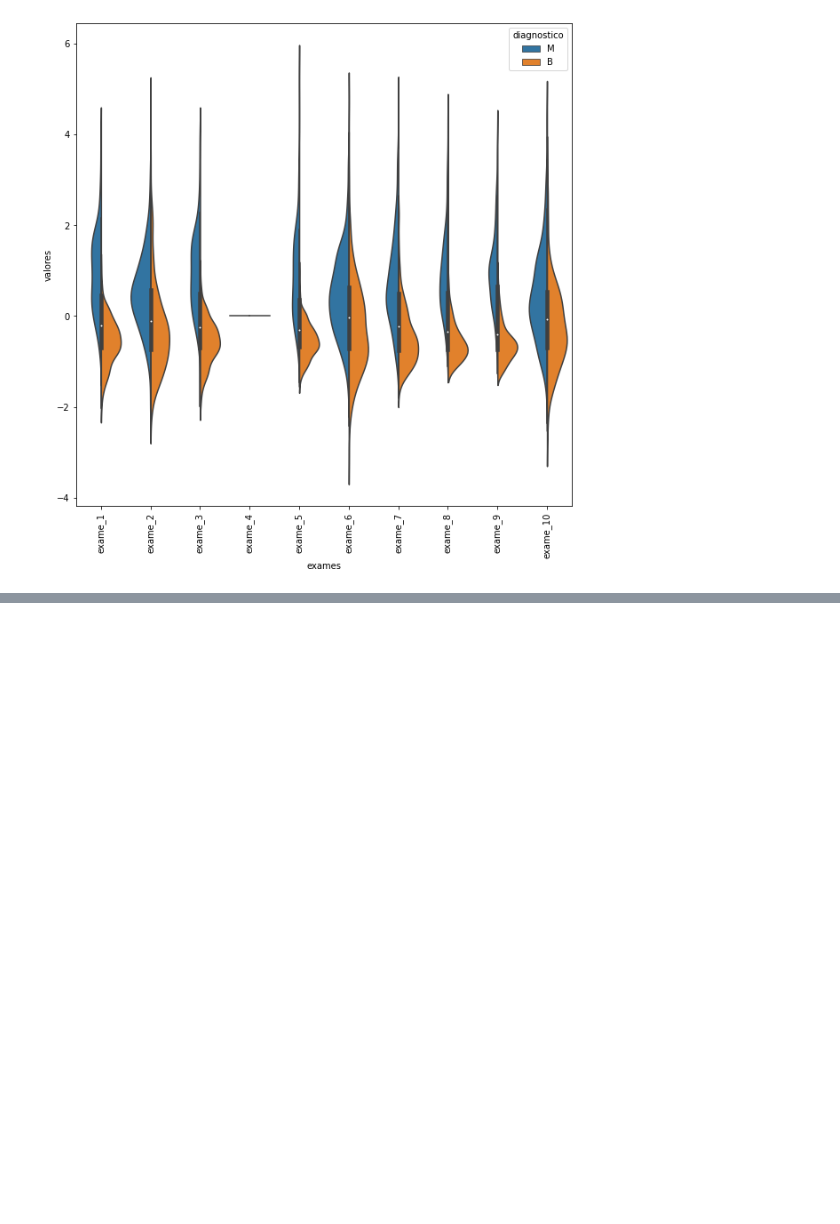
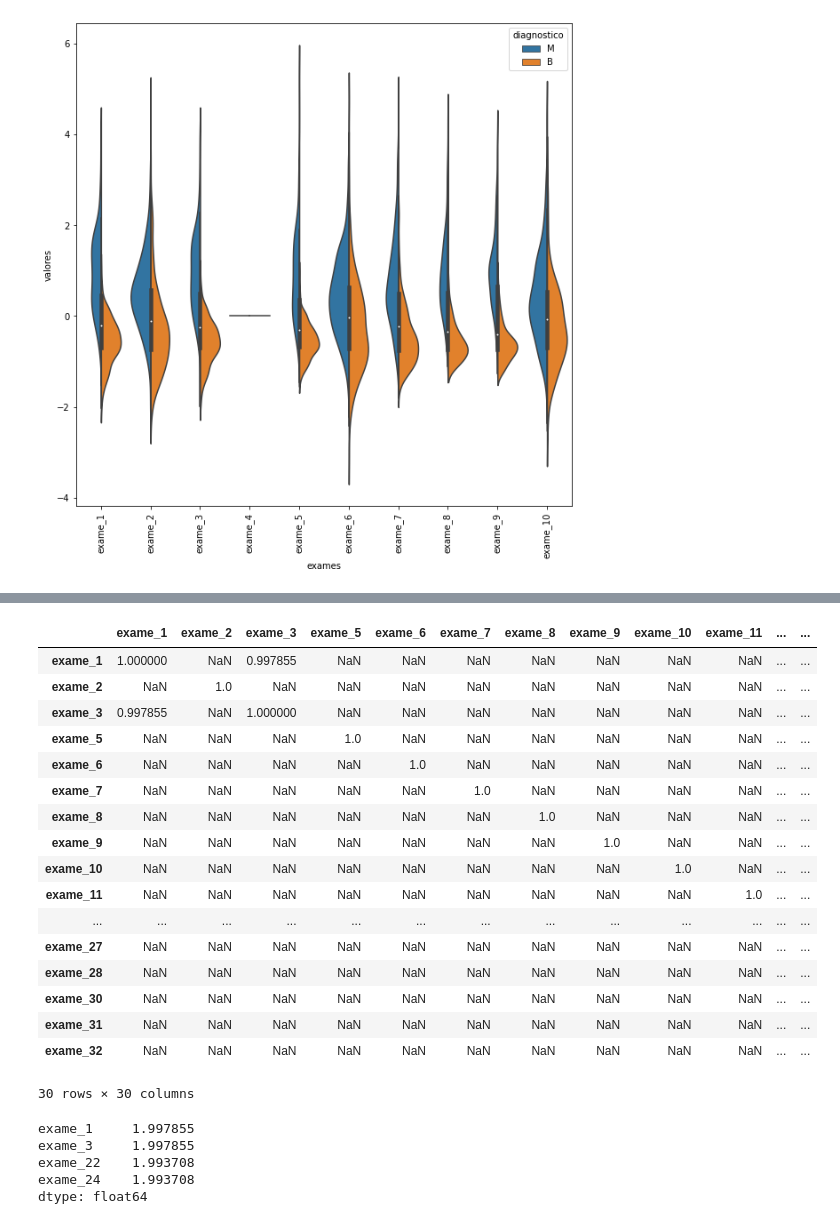
Before and after one commit to rgrAndrade/saude_care, a Jupyter notebook: saude_care.ipynb, the cells around one changed output, grey strips where cells are left out. Cells and saved outputs as stored; diff of their text form; code cells hidden in the pictures; blank space fills up the shorter version.

```diff
--- a/saude_care.ipynb
+++ b/saude_care.ipynb
@@ -67,0 +116,32 @@ plt.xticks(rotation = 90)
+# %%
+matriz_correlacao_v1 =  matriz_correlacao[matriz_correlacao>0.99]
+matriz_correlacao_v1
+# %% [output]
+|  | exame_1 | exame_2 | exame_3 | exame_5 | exame_6 | exame_7 | exame_8 | exame_9 | exame_10 | exame_11 | ... | ... |
+| exame_1 | 1.000000 | NaN | 0.997855 | NaN | NaN | NaN | NaN | NaN | NaN | NaN | ... | ... |
+| exame_2 | NaN | 1.0 | NaN | NaN | NaN | NaN | NaN | NaN | NaN | NaN | ... | ... |
+| exame_3 | 0.997855 | NaN | 1.000000 | NaN | NaN | NaN | NaN | NaN | NaN | NaN | ... | ... |
+| exame_5 | NaN | NaN | NaN | 1.0 | NaN | NaN | NaN | NaN | NaN | NaN | ... | ... |
+| exame_6 | NaN | NaN | NaN | NaN | 1.0 | NaN | NaN | NaN | NaN | NaN | ... | ... |
+| exame_7 | NaN | NaN | NaN | NaN | NaN | 1.0 | NaN | NaN | NaN | NaN | ... | ... |
+| exame_8 | NaN | NaN | NaN | NaN | NaN | NaN | 1.0 | NaN | NaN | NaN | ... | ... |
+| exame_9 | NaN | NaN | NaN | NaN | NaN | NaN | NaN | 1.0 | NaN | NaN | ... | ... |
+| exame_10 | NaN | NaN | NaN | NaN | NaN | NaN | NaN | NaN | 1.0 | NaN | ... | ... |
+| exame_11 | NaN | NaN | NaN | NaN | NaN | NaN | NaN | NaN | NaN | 1.0 | ... | ... |
+| ... | ... | ... | ... | ... | ... | ... | ... | ... | ... | ... | ... | ... |
+| exame_27 | NaN | NaN | NaN | NaN | NaN | NaN | NaN | NaN | NaN | NaN | ... | ... |
+| exame_28 | NaN | NaN | NaN | NaN | NaN | NaN | NaN | NaN | NaN | NaN | ... | ... |
+| exame_30 | NaN | NaN | NaN | NaN | NaN | NaN | NaN | NaN | NaN | NaN | ... | ... |
+| exame_31 | NaN | NaN | NaN | NaN | NaN | NaN | NaN | NaN | NaN | NaN | ... | ... |
+| exame_32 | NaN | NaN | NaN | NaN | NaN | NaN | NaN | NaN | NaN | NaN | ... | ... |
+30 rows × 30 columns
+# %%
+matriz_correlacao_v2 = matriz_correlacao_v1.sum()
+variaveis_correlacionadas = matriz_correlacao_v2[matriz_correlacao_v2>1]
+variaveis_correlacionadas
+# %% [output]
+exame_1     1.997855
+exame_3     1.997855
+exame_22    1.993708
+exame_24    1.993708
+dtype: float64
```
Also changed, not shown: parts of 8 cells of this notebook.
